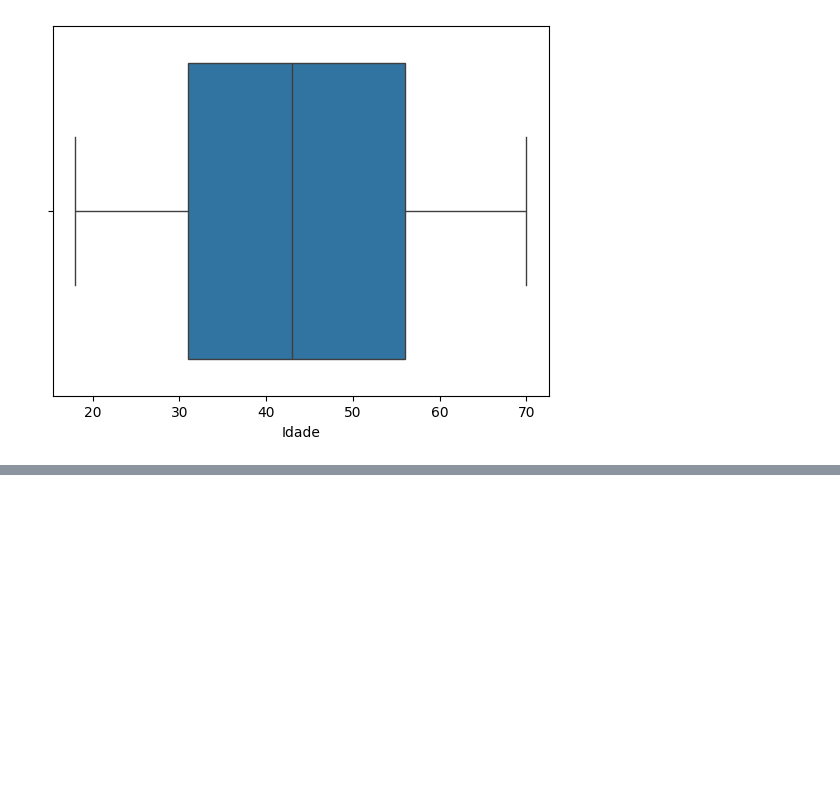
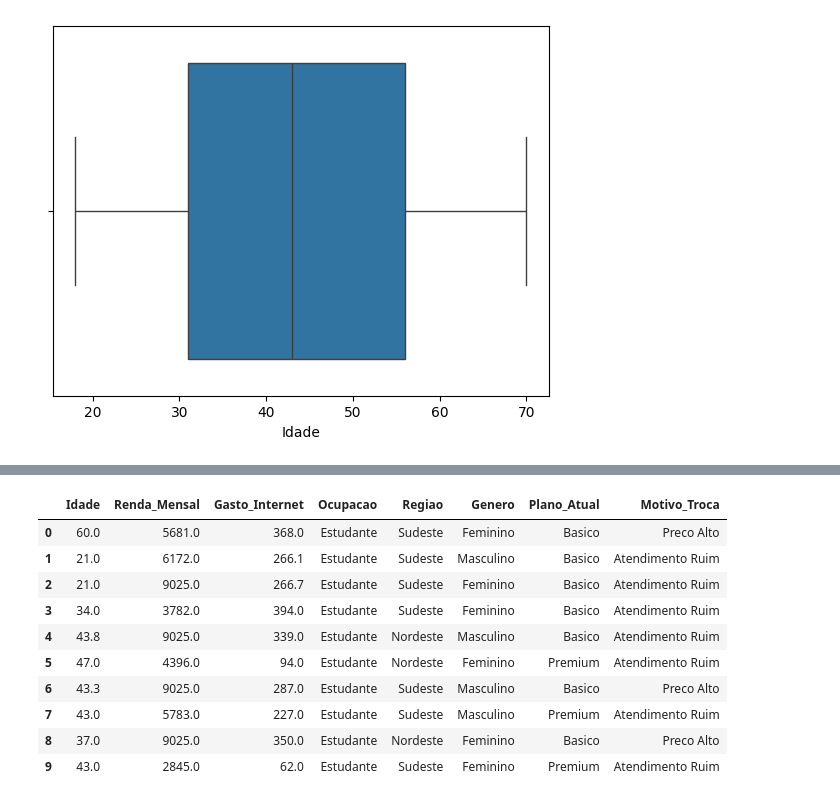
Before and after one commit to Joao-Gabriel05/Telecconect_analysis, a Jupyter notebook: limpeza_de_dados.ipynb, the cells around one changed output, grey strips where cells are left out. Saved outputs shown, nothing was run; the diff lists cells and outputs as text; code cells hidden in the pictures; blank space fills up the shorter version.

```diff
--- a/limpeza_de_dados.ipynb
+++ b/limpeza_de_dados.ipynb
@@ -176,0 +161,38 @@ See the caveats in the documentation: https://pandas.pydata.org/pandas-docs/stab
+# %%
+import numpy as np
+import pandas as pd
+from sklearn.experimental import enable_iterative_imputer
+from sklearn.impute import IterativeImputer, SimpleImputer
+
+# Supondo que df_escolhido já esteja definido
+# df_escolhido = pd.DataFrame(...)  # Seu DataFrame com dados qualitativos e quantitativos
+
+# Separa as variáveis quantitativas e qualitativas
+df_quantitative = df_escolhidos.select_dtypes(include=['float64', 'int64'])
+df_qualitative = df_escolhidos.select_dtypes(include=['object', 'category'])
+
+# Imputação das variáveis quantitativas com IterativeImputer
+imp_quantitative = IterativeImputer(max_iter=10, random_state=0)
+df_quantitative_imputed = pd.DataFrame(np.round(imp_quantitative.fit_transform(df_quantitative), 1), columns=df_quantitative.columns)
+
+# Imputação das variáveis qualitativas com SimpleImputer (usando a moda para imputação)
+imp_qualitative = SimpleImputer(strategy='most_frequent')
+df_qualitative_imputed = pd.DataFrame(imp_qualitative.fit_transform(df_qualitative), columns=df_qualitative.columns)
+
+# Rejunta as variáveis quantitativas e qualitativas imputadas
+df_escolhido_imputed = pd.concat([df_quantitative_imputed, df_qualitative_imputed], axis=1)
+
+# Mostra as primeiras linhas do DataFrame com valores imputados
+df_escolhido_imputed.head(10)
+# %% [output]
+|  | Idade | Renda_Mensal | Gasto_Internet | Ocupacao | Regiao | Genero | Plano_Atual | Motivo_Troca |
+| 0 | 60.0 | 5681.0 | 368.0 | Estudante | Sudeste | Feminino | Basico | Preco Alto |
+| 1 | 21.0 | 6172.0 | 266.1 | Estudante | Sudeste | Masculino | Basico | Atendimento Ruim |
+| 2 | 21.0 | 9025.0 | 266.7 | Estudante | Sudeste | Feminino | Basico | Atendimento Ruim |
+| 3 | 34.0 | 3782.0 | 394.0 | Estudante | Sudeste | Feminino | Basico | Atendimento Ruim |
+| 4 | 43.8 | 9025.0 | 339.0 | Estudante | Nordeste | Masculino | Basico | Atendimento Ruim |
+| 5 | 47.0 | 4396.0 | 94.0 | Estudante | Nordeste | Feminino | Premium | Atendimento Ruim |
+| 6 | 43.3 | 9025.0 | 287.0 | Estudante | Sudeste | Masculino | Basico | Preco Alto |
+| 7 | 43.0 | 5783.0 | 227.0 | Estudante | Sudeste | Masculino | Premium | Atendimento Ruim |
+| 8 | 37.0 | 9025.0 | 350.0 | Estudante | Nordeste | Feminino | Basico | Preco Alto |
+| 9 | 43.0 | 2845.0 | 62.0 | Estudante | Sudeste | Feminino | Premium | Atendimento Ruim |
```
Also changed, not shown: parts of 6 cells of this notebook, 1 other file.
